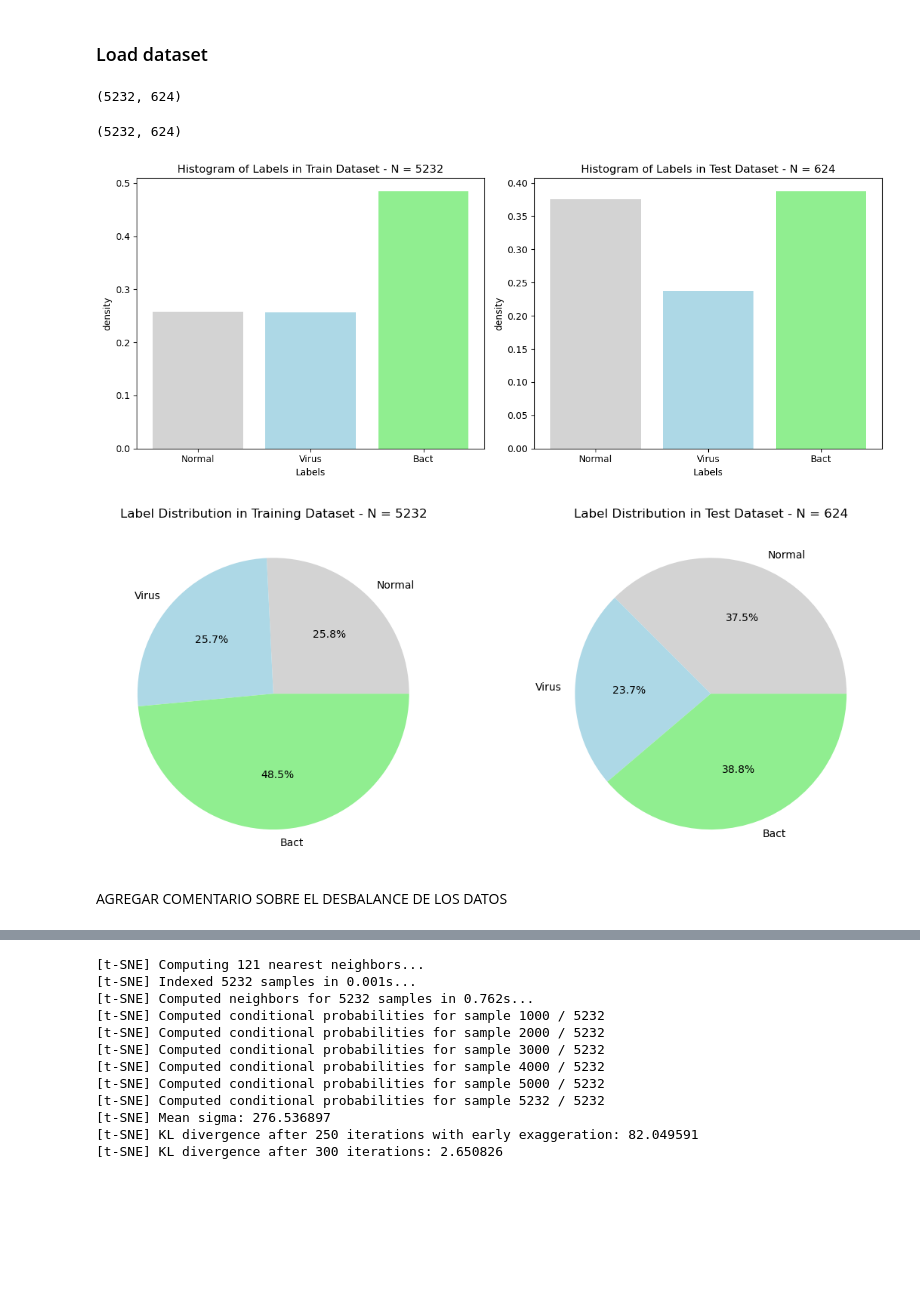
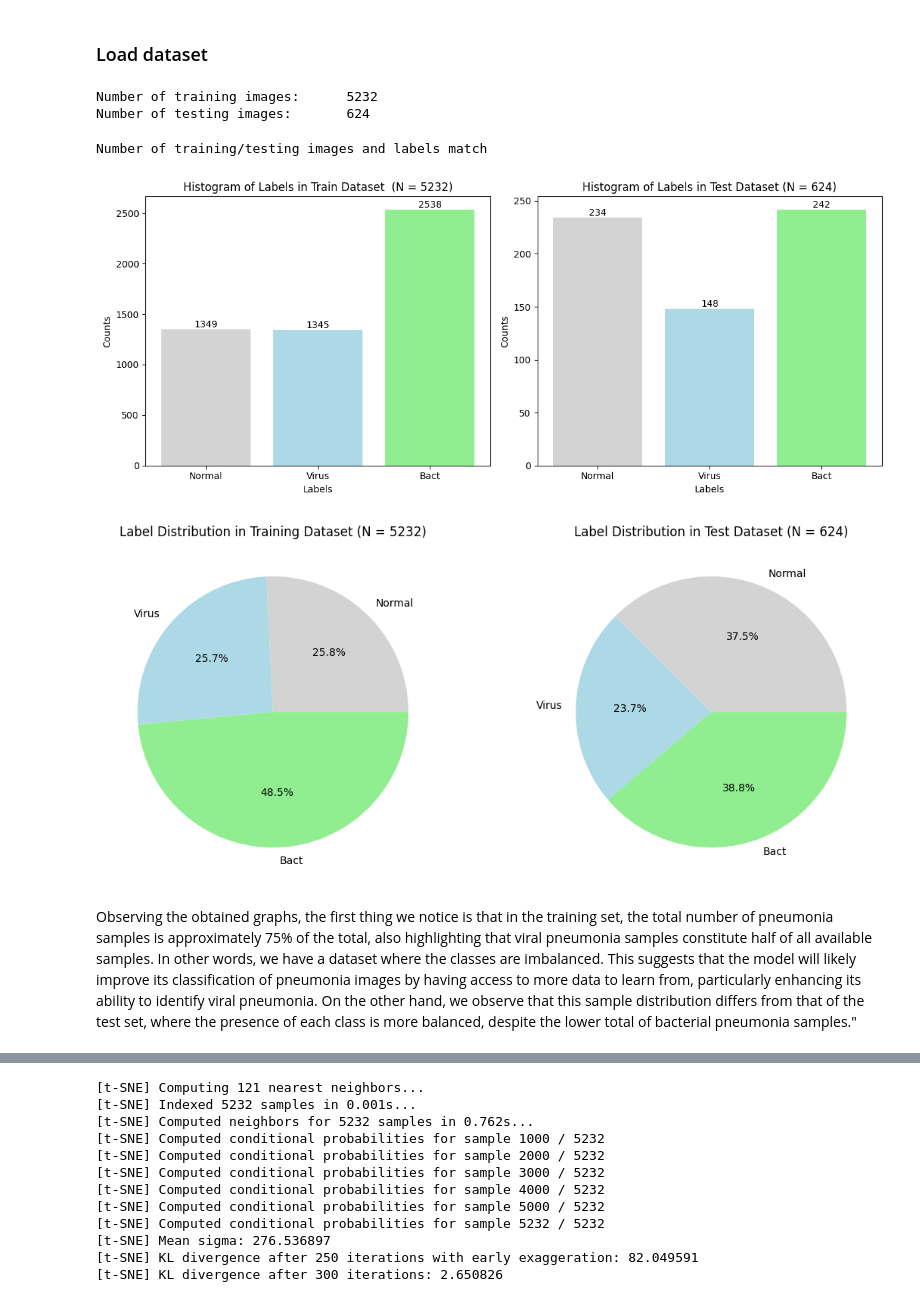
Before and after one commit to jlopetegui98/Hands-on-ML-Project, a Jupyter notebook: main.ipynb, the cells around one changed output, grey strips where cells are left out. Saved outputs shown, nothing was run; the diff lists cells and outputs as text; code cells hidden in the pictures; blank space fills up the shorter version.

Commit message:
Modifications on data analysis

```diff
--- a/main.ipynb
+++ b/main.ipynb
@@ -25,12 +25,23 @@ test_path=os.path.join(data_dir,TEST_PATH)
 # %%
 train_images_paths = os.listdir(os.path.join(train_path,'NORMAL')) + os.listdir(os.path.join(train_path,'PNEUMONIA'))
 test_images_paths = os.listdir(os.path.join(test_path,'NORMAL'))+ os.listdir(os.path.join(test_path,'PNEUMONIA'))
-len(train_images_paths), len(test_images_paths)
+print(f"Number of training images: \t{len(train_images_paths)}")
+print(f"Number of testing images: \t{len(test_images_paths)}")
 # %% [output]
-(5232, 624)
+Number of training images:      5232
+Number of testing images:       624
 # %%
-# function to assign labels to images
 def parse_pictures_to_label(images):
+    '''
+    Function to assign labels to images: 0 for normal, 1 for pneumonia-virus, 2 for pneumonia-bacteria
+    Arguments:
+        images: list
+            list of the directory of the images
+    Returns:
+        labels: list
+            list of the labels of the images
+    '''
+
     labels = []
     for image in images:
         image = image.split('.')[0]
@@ -43,11 +54,14 @@ def parse_pictures_to_label(images):
             else:
                 labels.append(2)
     return labels
-# %%
-train_labels = parse_pictures_to_label(train_images_paths)
-test_labels = parse_pictures_to_label(test_images_paths)
-len(train_labels), len(test_labels)
-# %% [output]
-(5232, 624)
+# %%
+train_labels = parse_pictures_to_label(train_images_paths)
+test_labels = parse_pictures_to_label(test_images_paths)
+if len(train_images_paths) == len(train_labels) and len(test_images_paths) == len(test_labels):
+    print("Number of training/testing images and labels match")
+else:
+    print("Number of training/testing images and labels do not match")
+# %% [output]
+Number of training/testing images and labels match
 # %%
 label_names = ["Normal", "Virus", "Bact"]
@@ -55,41 +68,53 @@ IMG_SIZE = 28
 # %%
 # bar plot of labels in train and dataset
 plt.figure(figsize=(12,5))
 plt.subplot(1,2,1)
 train_label_counts = [train_labels.count(0), train_labels.count(1), train_labels.count(2)]
 train_label_density = [item/len(train_labels) for item in train_label_counts]
-plt.bar(label_names, train_label_density, color = ['lightgray', 'lightblue', 'lightgreen'])
+plt.bar(label_names, train_label_counts, color = ['lightgray', 'lightblue', 'lightgreen'])
 plt.xlabel("Labels")
-plt.ylabel("density")
-plt.title(f"Histogram of Labels in Train Dataset - N = {len(train_labels)}")
+plt.ylabel("Counts")
+plt.title(f"Histogram of Labels in Train Dataset  (N = {len(train_labels)})")
+
+# Add total counts as text annotations
+for i, count in enumerate(train_label_counts):
+    plt.text(i, count, str(count), ha='center', va='bottom')
+
 plt.subplot(1,2,2)
 test_label_counts = [test_labels.count(0), test_labels.count(1), test_labels.count(2)]
 test_label_density = [item/len(test_labels) for item in test_label_counts]
-plt.bar(label_names, test_label_density, color = ['lightgray', 'lightblue', 'lightgreen'])
+plt.bar(label_names, test_label_counts, color = ['lightgray', 'lightblue', 'lightgreen'])
 plt.xlabel("Labels")
-plt.ylabel("density")
-plt.title(f"Histogram of Labels in Test Dataset - N = {len(test_labels)}")
+plt.ylabel("Counts")
+plt.title(f"Histogram of Labels in Test Dataset (N = {len(test_labels)})")
+
+# Add total counts as text annotations
+for i, count in enumerate(test_label_counts):
+    plt.text(i, count, str(count), ha='center', va='bottom')
+
 plt.tight_layout()
 plt.show()
 # %% [output]
-[figure, old version]
+[figure, new version]
 # %%
+plt.style.use('default')
+
 # Create pie plots for training and test datasets
 plt.figure(figsize=(12, 5))
 plt.subplot(1, 2, 1)
 plt.pie(train_label_density, labels=label_names, colors=['lightgray', 'lightblue', 'lightgreen'], autopct='%1.1f%%')
-plt.title(f"Label Distribution in Training Dataset - N = {len(train_labels)}")
+plt.title(f"Label Distribution in Training Dataset (N = {len(train_labels)})")
 
 plt.subplot(1, 2, 2)
 plt.pie(test_label_density, labels=label_names, colors=['lightgray', 'lightblue', 'lightgreen'], autopct='%1.1f%%')
-plt.title(f"Label Distribution in Test Dataset - N = {len(test_labels)}")
+plt.title(f"Label Distribution in Test Dataset (N = {len(test_labels)})")
 
 plt.tight_layout()
 plt.show()
 # %% [output]
-[figure, old version]
+[figure, new version]
-# %% [markdown]
-AGREGAR COMENTARIO SOBRE EL DESBALANCE DE LOS DATOS
+# %% [markdown]
+Observing the obtained graphs, the first thing we notice is that in the training set, the total number of pneumonia samples is approximately 75% of the total, also highlighting that viral pneumonia samples constitute half of all available samples. In other words, we have a dataset where the classes are imbalanced. This suggests that the model will likely improve its classification of pneumonia images by having access to more data to learn from, particularly enhancing its ability to identify viral pneumonia. On the other hand, we observe that this sample distribution differs from that of the test set, where the presence of each class is more balanced, despite the lower total of bacterial pneumonia samples."
 # %%
 # load images and resize them to IMG_SIZE*IMG_SIZE
 mask_train = ["NORMAL"]*train_labels.count(0) + ["PNEUMONIA"]*(len(train_labels) - train_labels.count(0))
```
Also changed, not shown: parts of 3 cells of this notebook.
